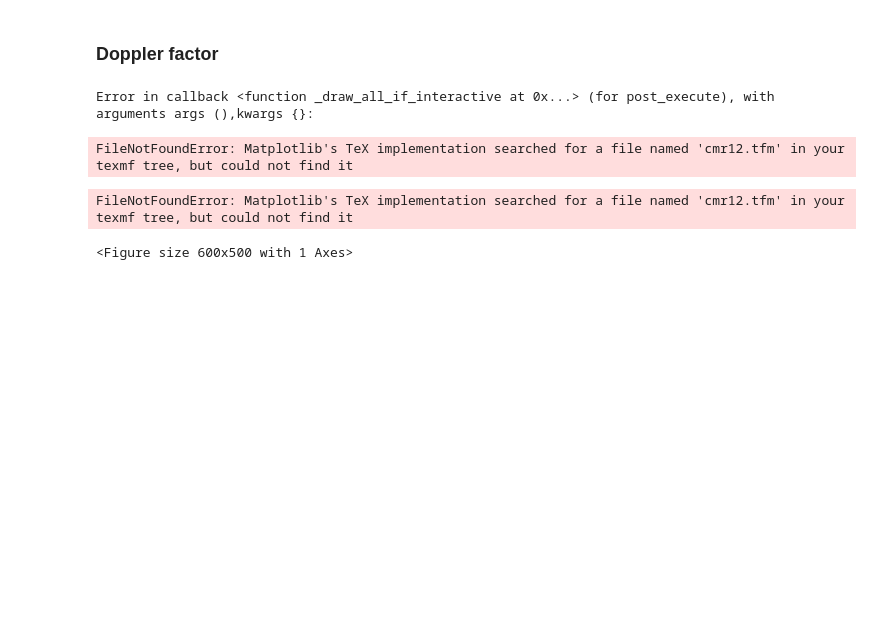
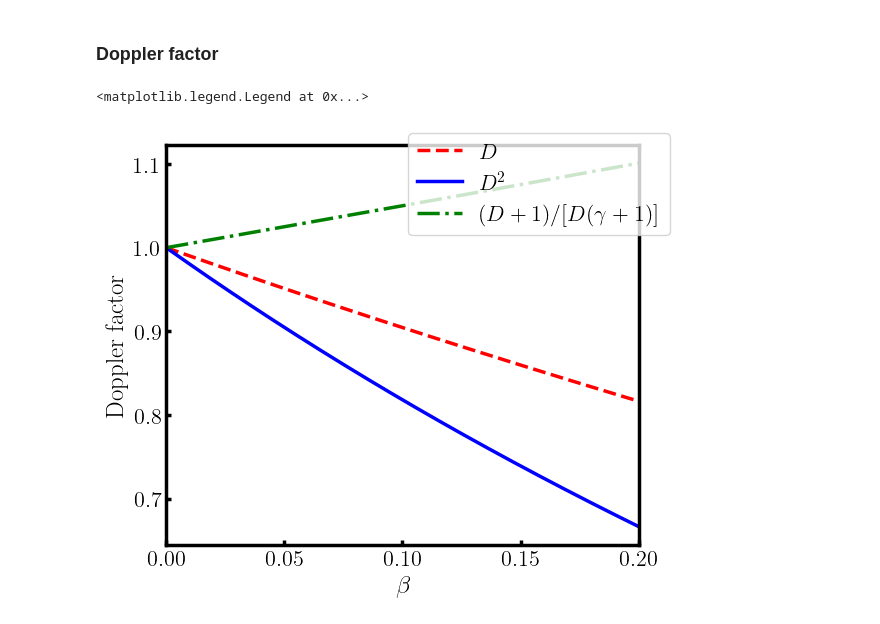
Before and after one commit to jadonylin/relativistic-lightsail-dynamics, a Jupyter notebook: Dynamics/plot_lsa_spectra.ipynb, the cells around one changed output. Drawn from its saved outputs; the diff is of its cells as text; code cells hidden in the pictures; blank space fills up the shorter version.

Commit message:
Add working Doppler factor plot

```diff
--- a/Dynamics/plot_lsa_spectra.ipynb
+++ b/Dynamics/plot_lsa_spectra.ipynb
@@ -285,19 +288,18 @@ save_fname = fname_preamble + f"/Dynamics/{runID}_scaled_Jacobian_eigenvalues" +
 # %%
 import dynplot
 
 betas = np.linspace(0,final_speed/100, num_points)
 vels = [[b,0] for b in betas]
 Dopplers = np.array(parameters.D1_ND(vels))
 gammas = np.array(parameters.gamma_ND(vels))
 Dsq = Dopplers**2
 D_plus_1 = (Dopplers+1)/(Dopplers*(gammas+1))
 fig, ax = plt.subplots(1, figsize=(6,5))
-# ax = dynplot.plot_array_on_same_axes(ax, betas, Dopplers, linewidth=2.5, color="red", linestyle="--", label=r"$D$")
-# ax = dynplot.plot_array_on_same_axes(ax, betas, Dsq, linewidth=2.5, color="blue", linestyle="-", label=r"$D^2$")
-# ax = dynplot.show_standard_axes(ax, betas, xlabel=r"$\beta$", ylabel=r"Doppler factor", show_zero_line=False, ax_width=2.5)
-# fig.legend(loc='upper right')
+ax = dynplot.plot_array_on_same_axes(ax, betas, Dopplers, linewidth=2.5, color="red", linestyle="--", label=r"$D$")
+ax = dynplot.plot_array_on_same_axes(ax, betas, Dsq, linewidth=2.5, color="blue", linestyle="-", label=r"$D^2$")
+ax = dynplot.plot_array_on_same_axes(ax, betas, D_plus_1, linewidth=2.5, color="green", linestyle="-.", label=r"$(D+1)/[D(\gamma+1)]$")
+ax = dynplot.show_standard_axes(ax, betas, xlabel=r"$\beta$", ylabel=r"Doppler factor", show_zero_line=False, ax_width=2.5)
+fig.legend(loc='upper right')
 # %% [output]
-Error in callback <function _draw_all_if_interactive at 0x...> (for post_execute), with arguments args (),kwargs {}:
+<matplotlib.legend.Legend at 0x...>
-FileNotFoundError: Matplotlib's TeX implementation searched for a file named 'cmr12.tfm' in your texmf tree, but could not find it
-FileNotFoundError: Matplotlib's TeX implementation searched for a file named 'cmr12.tfm' in your texmf tree, but could not find it
-<Figure size 600x500 with 1 Axes>
+[figure, added]
```
Also changed, not shown: parts of 1 cell of this notebook.
